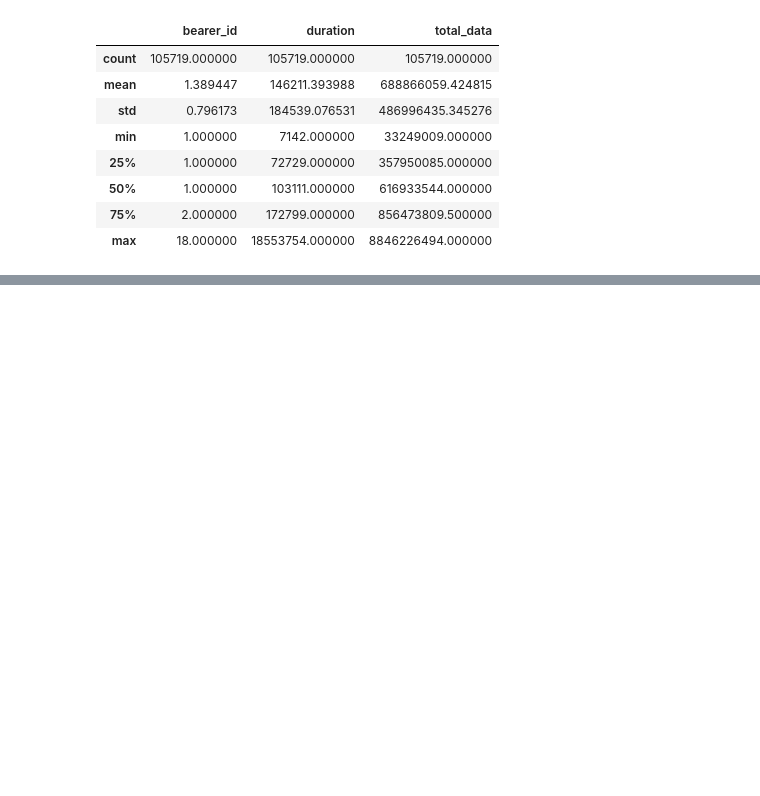
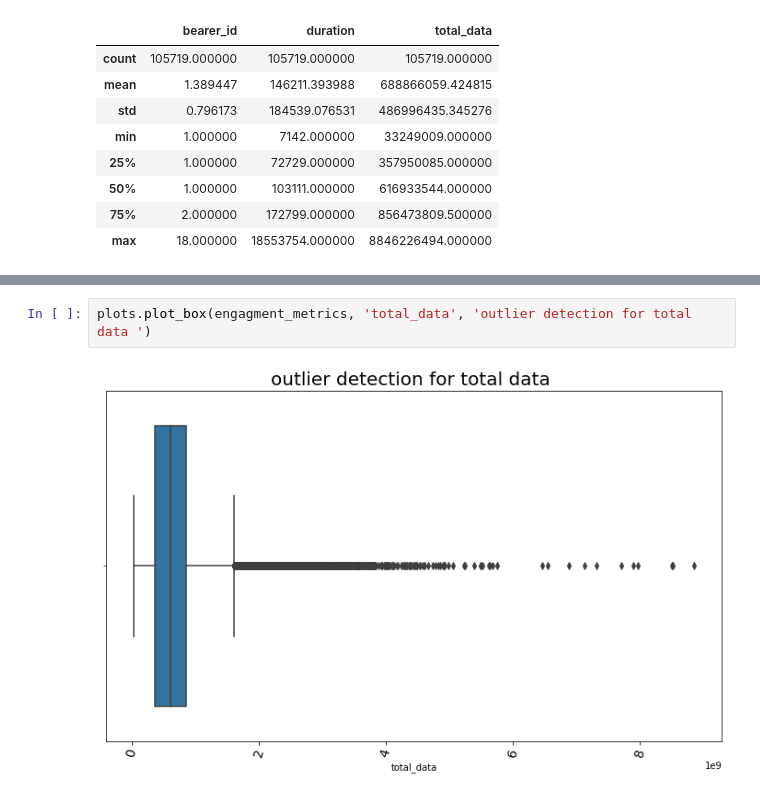
Before and after one commit to educhinski/telecom_data_analysis, a Jupyter notebook: Notebooks/UserEngagementAnalysis.ipynb, the cells around one changed output, grey strips where cells are left out. Drawn from its saved outputs; the diff is of its cells as text; blank space fills up the shorter version.

```diff
--- a/Notebooks/UserEngagementAnalysis.ipynb
+++ b/Notebooks/UserEngagementAnalysis.ipynb
@@ -164,0 +175,4 @@ engagment_metrics.describe()
+# %%
+plots.plot_box(engagment_metrics, 'total_data', 'outlier detection for total data ')
+# %% [output]
+[figure, added]
```
Also changed, not shown: parts of 17 cells of this notebook, 1 other file.
